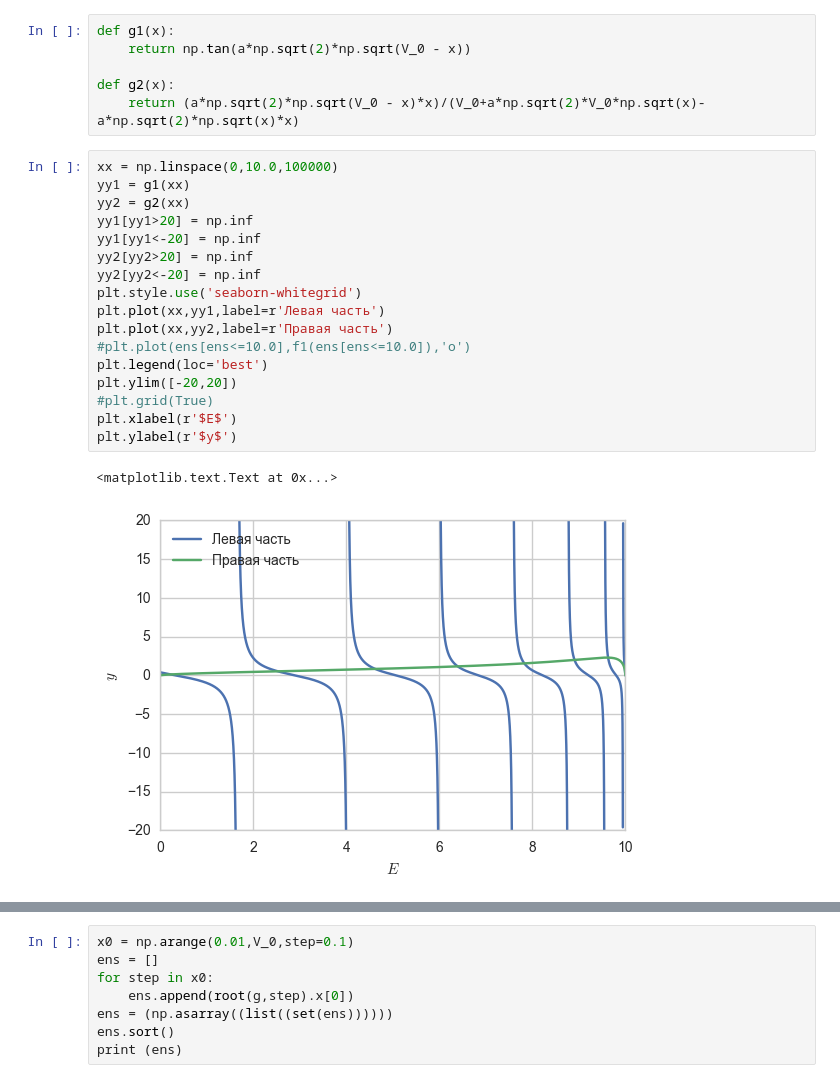
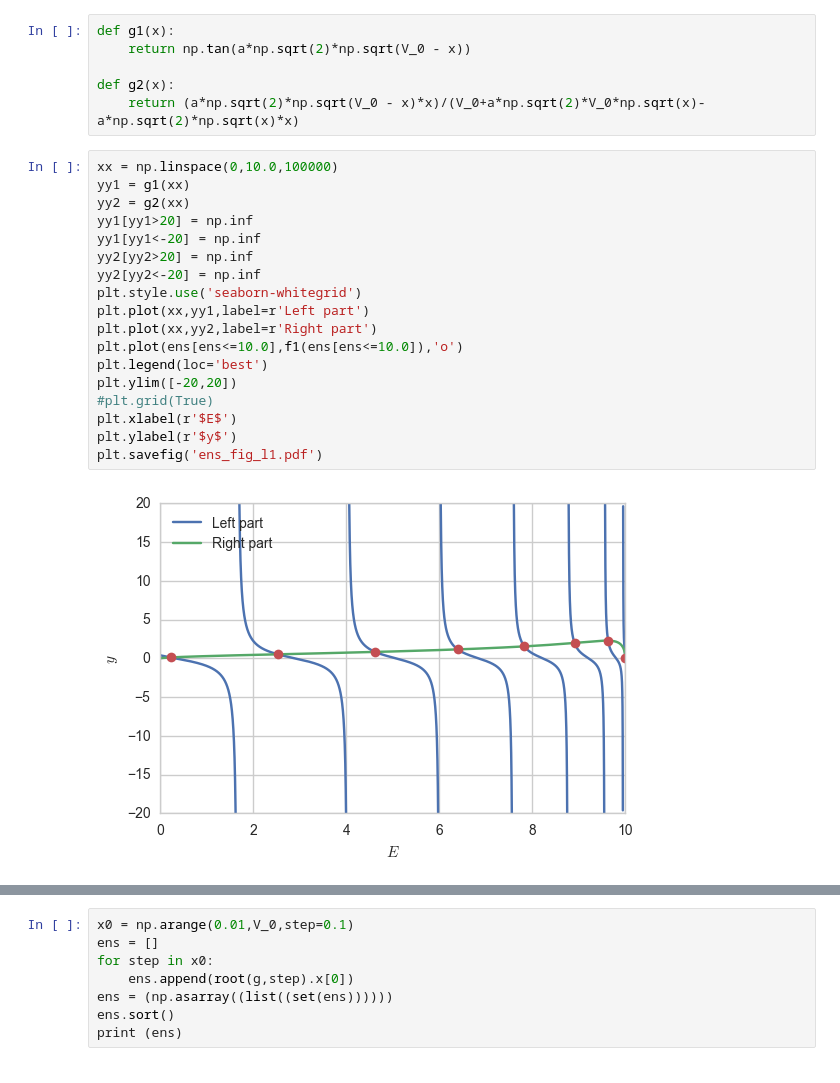
Before and after one commit to elena-orlova/electron, a Jupyter notebook: Potentials.ipynb, the cells around one changed output, grey strips where cells are left out. Saved outputs shown, nothing was run; the diff lists cells and outputs as text.

```diff
--- a/Potentials.ipynb
+++ b/Potentials.ipynb
@@ -313,20 +331,20 @@ def g2(x):
 # %%
 xx = np.linspace(0,10.0,100000)
 yy1 = g1(xx)
 yy2 = g2(xx)
 yy1[yy1>20] = np.inf
 yy1[yy1<-20] = np.inf
 yy2[yy2>20] = np.inf
 yy2[yy2<-20] = np.inf
 plt.style.use('seaborn-whitegrid')
-plt.plot(xx,yy1,label=r'Левая часть')
-plt.plot(xx,yy2,label=r'Правая часть')
-#plt.plot(ens[ens<=10.0],f1(ens[ens<=10.0]),'o')
+plt.plot(xx,yy1,label=r'Left part')
+plt.plot(xx,yy2,label=r'Right part')
+plt.plot(ens[ens<=10.0],f1(ens[ens<=10.0]),'o')
 plt.legend(loc='best')
 plt.ylim([-20,20])
 #plt.grid(True)
 plt.xlabel(r'$E$')
 plt.ylabel(r'$y$')
+plt.savefig('ens_fig_l1.pdf')
 # %% [output]
-<matplotlib.text.Text at 0x...>
-[figure, old version]
+[figure, new version]
```
Also changed, not shown: parts of 35 cells of this notebook, 10 other files.
